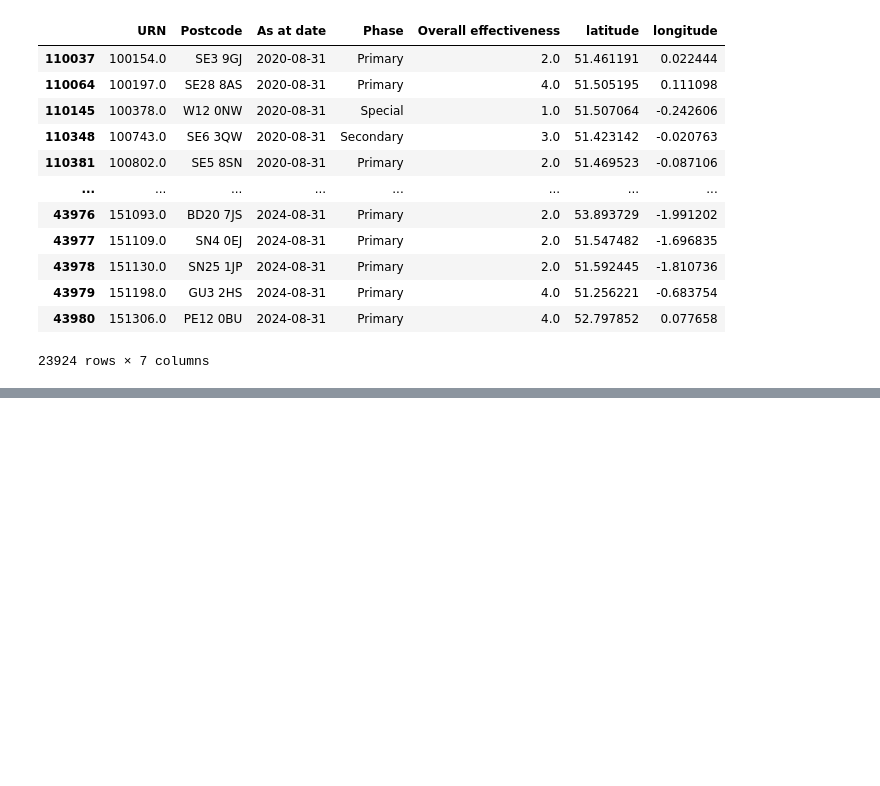
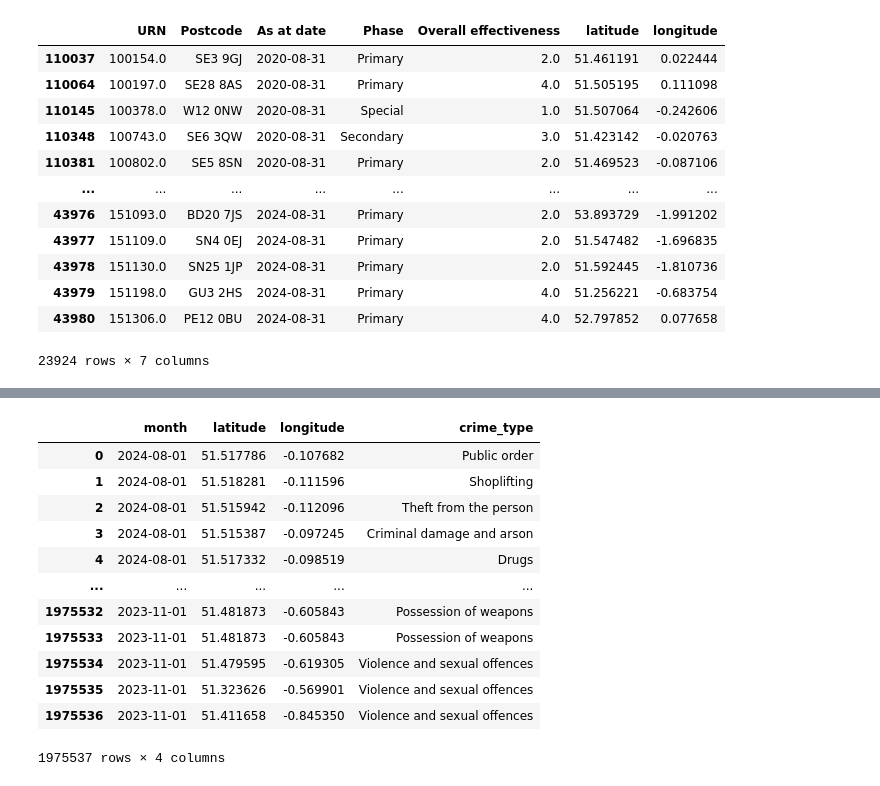
Before and after one commit to jonathanskuy/london-property-price-prediction, a Jupyter notebook: notebooks/feature_engineering.ipynb, the cells around one changed output, grey strips where cells are left out. Drawn from its saved outputs; the diff is of its cells as text; code cells hidden in the pictures; blank space fills up the shorter version.

Commit message:
Exporting Cleaned Crime Dataset

```diff
--- a/notebooks/feature_engineering.ipynb
+++ b/notebooks/feature_engineering.ipynb
@@ -600,0 +617,18 @@ df_schools.to_parquet('../data/processed/schools_clean.parquet', index=False)
+# %%
+df_crime = df_crime[['month', 'latitude', 'longitude', 'crime_type']]
+
+df_crime
+# %% [output]
+|  | month | latitude | longitude | crime_type |
+| 0 | 2024-08-01 | 51.517786 | -0.107682 | Public order |
+| 1 | 2024-08-01 | 51.518281 | -0.111596 | Shoplifting |
+| 2 | 2024-08-01 | 51.515942 | -0.112096 | Theft from the person |
+| 3 | 2024-08-01 | 51.515387 | -0.097245 | Criminal damage and arson |
+| 4 | 2024-08-01 | 51.517332 | -0.098519 | Drugs |
+| ... | ... | ... | ... | ... |
+| 1975532 | 2023-11-01 | 51.481873 | -0.605843 | Possession of weapons |
+| 1975533 | 2023-11-01 | 51.481873 | -0.605843 | Possession of weapons |
+| 1975534 | 2023-11-01 | 51.479595 | -0.619305 | Violence and sexual offences |
+| 1975535 | 2023-11-01 | 51.323626 | -0.569901 | Violence and sexual offences |
+| 1975536 | 2023-11-01 | 51.411658 | -0.845350 | Violence and sexual offences |
+1975537 rows × 4 columns
```
Also changed, not shown: parts of 4 cells of this notebook, 2 other files.
